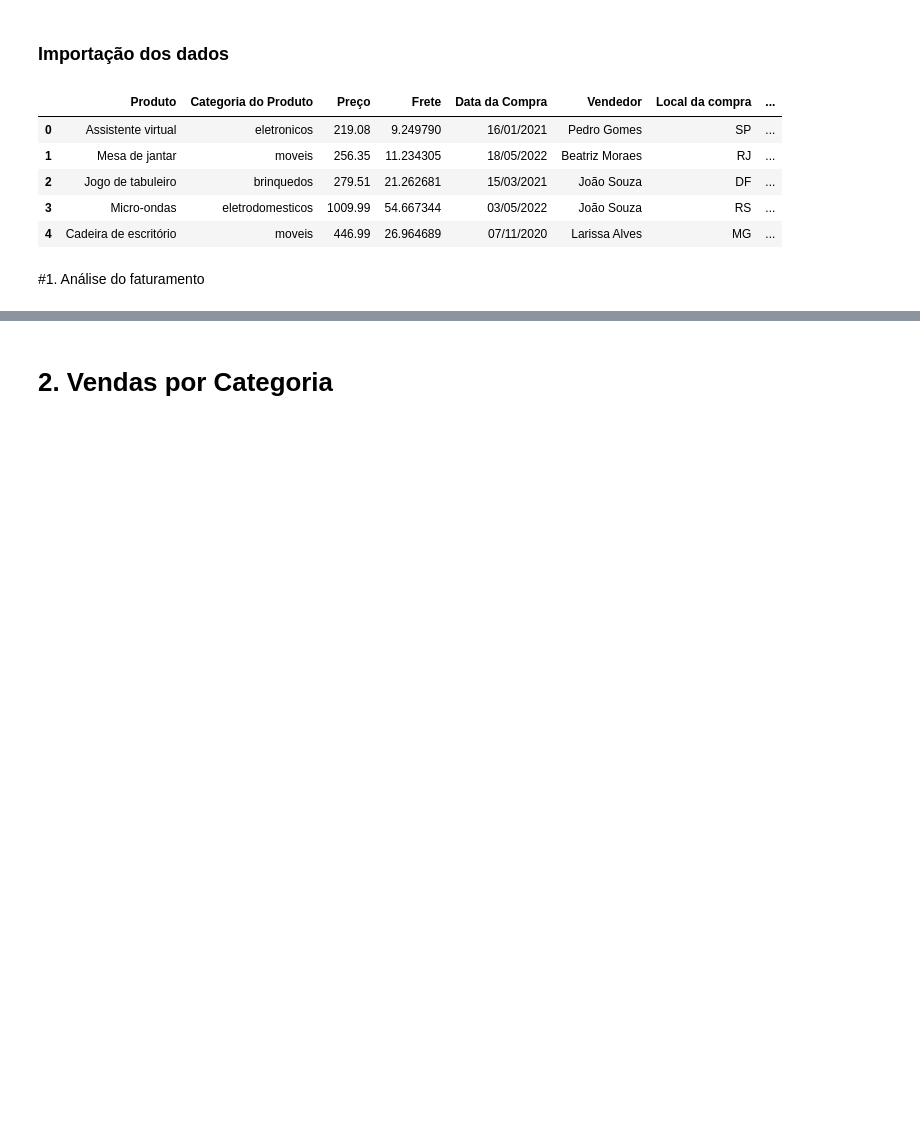
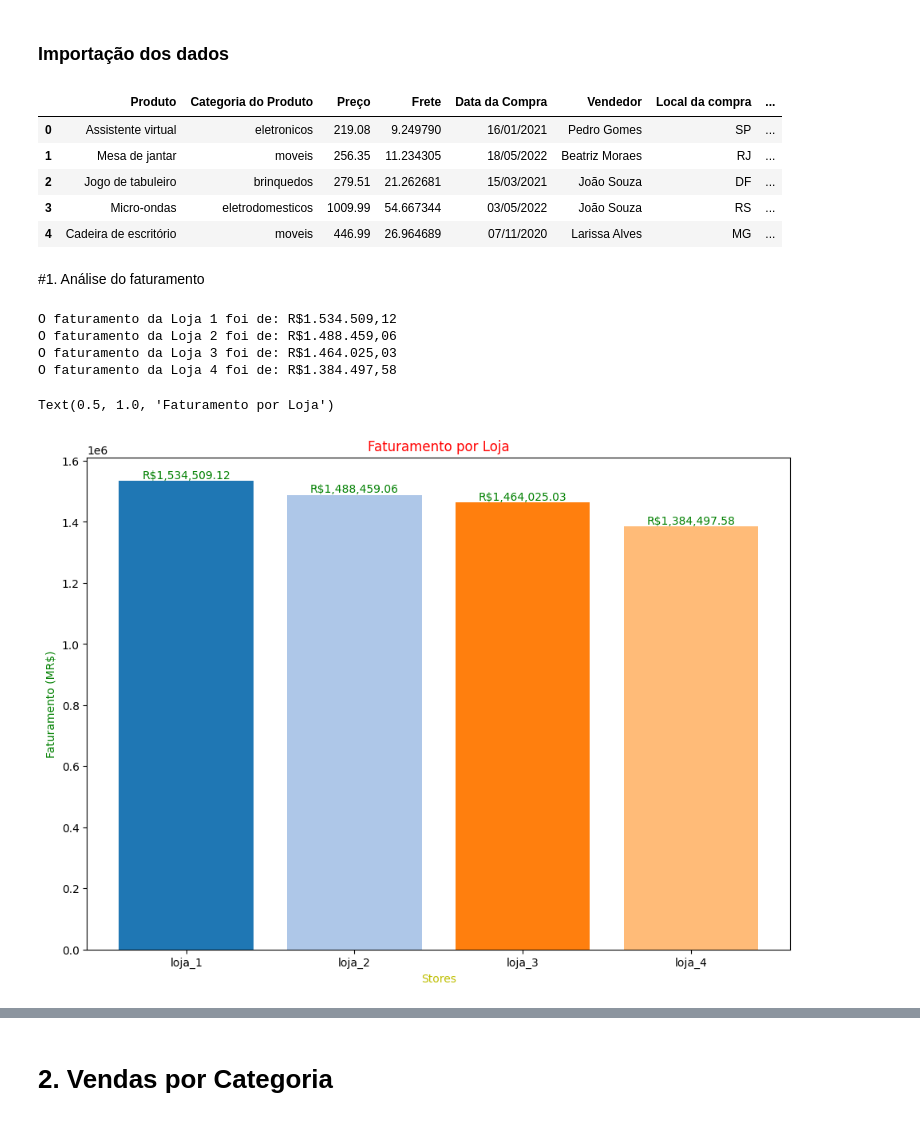
Before and after one commit to MauroTadeu6/Challengers-Store-Python-, a Jupyter notebook: AluraStoreBr.ipynb, the cells around one changed output, grey strips where cells are left out. Cells and saved outputs as stored; diff of their text form; code cells hidden in the pictures; blank space fills up the shorter version.

```diff
--- a/AluraStoreBr.ipynb
+++ b/AluraStoreBr.ipynb
@@ -33,0 +34,6 @@ plt.gca().spines[['top', 'right',]].set_visible(False)
+# %%
+faturam_Tot_Loja2 = loja_2['Preço'].sum()
+# %%
+faturam_Tot_Loja3 = loja_3['Preço'].sum()
+# %%
+faturam_Tot_Loja4 = loja_4['Preço'].sum()
@@ -33,0 +45,14 @@ plt.gca().spines[['top', 'right',]].set_visible(False)
+# %%
+valor_formatado_1 = formatar(faturam_Tot_Loja1)
+print(f"O faturamento da Loja 1 foi de: \033[31m{valor_formatado_1}\033[0m")
+valor_formatado_2 = formatar(faturam_Tot_Loja2)
+print(f"O faturamento da Loja 2 foi de: \033[31m{valor_formatado_2}\033[0m")
+valor_formatado_3 = formatar(faturam_Tot_Loja3)
+print(f"O faturamento da Loja 3 foi de: \033[31m{valor_formatado_3}\033[0m")
+valor_formatado_4 = formatar(faturam_Tot_Loja4)
+print(f"O faturamento da Loja 4 foi de: \033[31m{valor_formatado_4}\033[0m")
+# %% [output]
+O faturamento da Loja 1 foi de: R$1.534.509,12
+O faturamento da Loja 2 foi de: R$1.488.459,06
+O faturamento da Loja 3 foi de: R$1.464.025,03
+O faturamento da Loja 4 foi de: R$1.384.497,58
@@ -33,0 +61,3 @@ plt.gca().spines[['top', 'right',]].set_visible(False)
+# %%
+stores=['loja_1','loja_2','loja_3','loja_4']
+faturam_total=[faturam_Tot_Loja1,faturam_Tot_Loja2,faturam_Tot_Loja3,faturam_Tot_Loja4]
@@ -33,0 +66,13 @@ plt.gca().spines[['top', 'right',]].set_visible(False)
+# %%
+plt.figure(figsize=(25,8))
+cores=plt.cm.tab20(range(len(stores)))
+plt.subplot(1,2,1)
+plt.bar(stores,faturam_total,color=cores)
+for i, valor in enumerate(faturam_total):
+  plt.text(i,valor+0.025,f'R${valor:,.2f}',ha='center',va='bottom',color='green')
+plt.xlabel('Stores', color='y')
+plt.ylabel('Faturamento (MR$)', color='green')
+plt.title('Faturamento por Loja',color='red')
+# %% [output]
+Text(0.5, 1.0, 'Faturamento por Loja')
+[figure, added]
```
Also changed, not shown: parts of 18 cells of this notebook.
